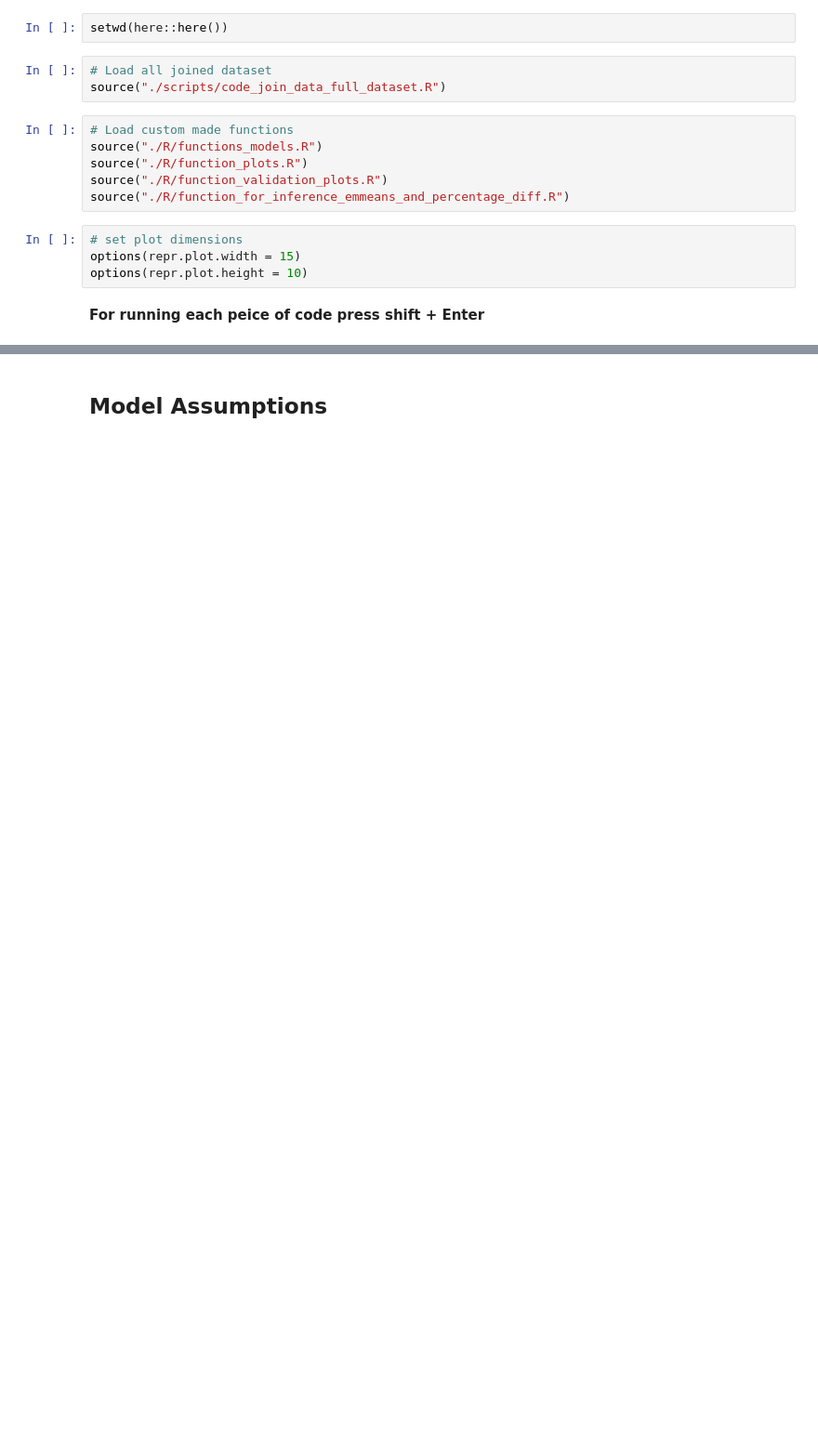
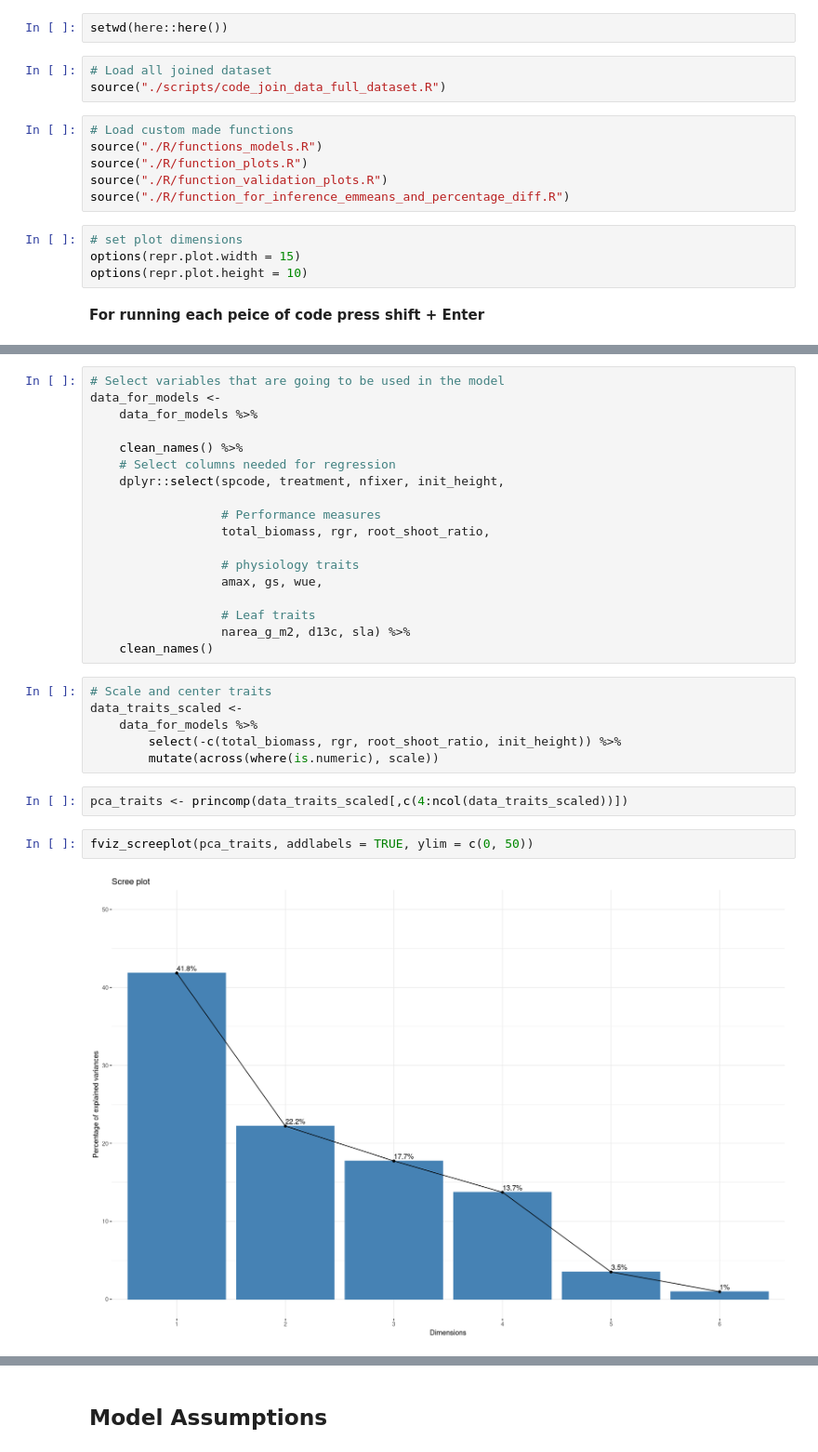
Before and after one commit to ecamo19/shade_house_reproducible_stats, a Jupyter notebook: notebooks/model_for_q3.ipynb, the cells around one changed output, grey strips where cells are left out. Shown at 93% size. Drawn from its saved outputs; the diff is of its cells as text; blank space fills up the shorter version.

```diff
--- a/notebooks/model_for_q3.ipynb
+++ b/notebooks/model_for_q3.ipynb
@@ -39,0 +54,30 @@ __For running each peice of code press shift + Enter__
+# %%
+# Select variables that are going to be used in the model
+data_for_models <-
+    data_for_models %>%
+
+    clean_names() %>%
+    # Select columns needed for regression
+    dplyr::select(spcode, treatment, nfixer, init_height,
+
+                  # Performance measures
+                  total_biomass, rgr, root_shoot_ratio,
+
+                  # physiology traits
+                  amax, gs, wue,
+
+                  # Leaf traits
+                  narea_g_m2, d13c, sla) %>%
+    clean_names()
+# %%
+# Scale and center traits
+data_traits_scaled <-
+    data_for_models %>%
+        select(-c(total_biomass, rgr, root_shoot_ratio, init_height)) %>%
+        mutate(across(where(is.numeric), scale))
+# %%
+pca_traits <- princomp(data_traits_scaled[,c(4:ncol(data_traits_scaled))])
+# %%
+fviz_screeplot(pca_traits, addlabels = TRUE, ylim = c(0, 50))
+# %% [output]
+[figure, added]
```
Also changed, not shown: parts of 40 cells of this notebook, 1 other file.
